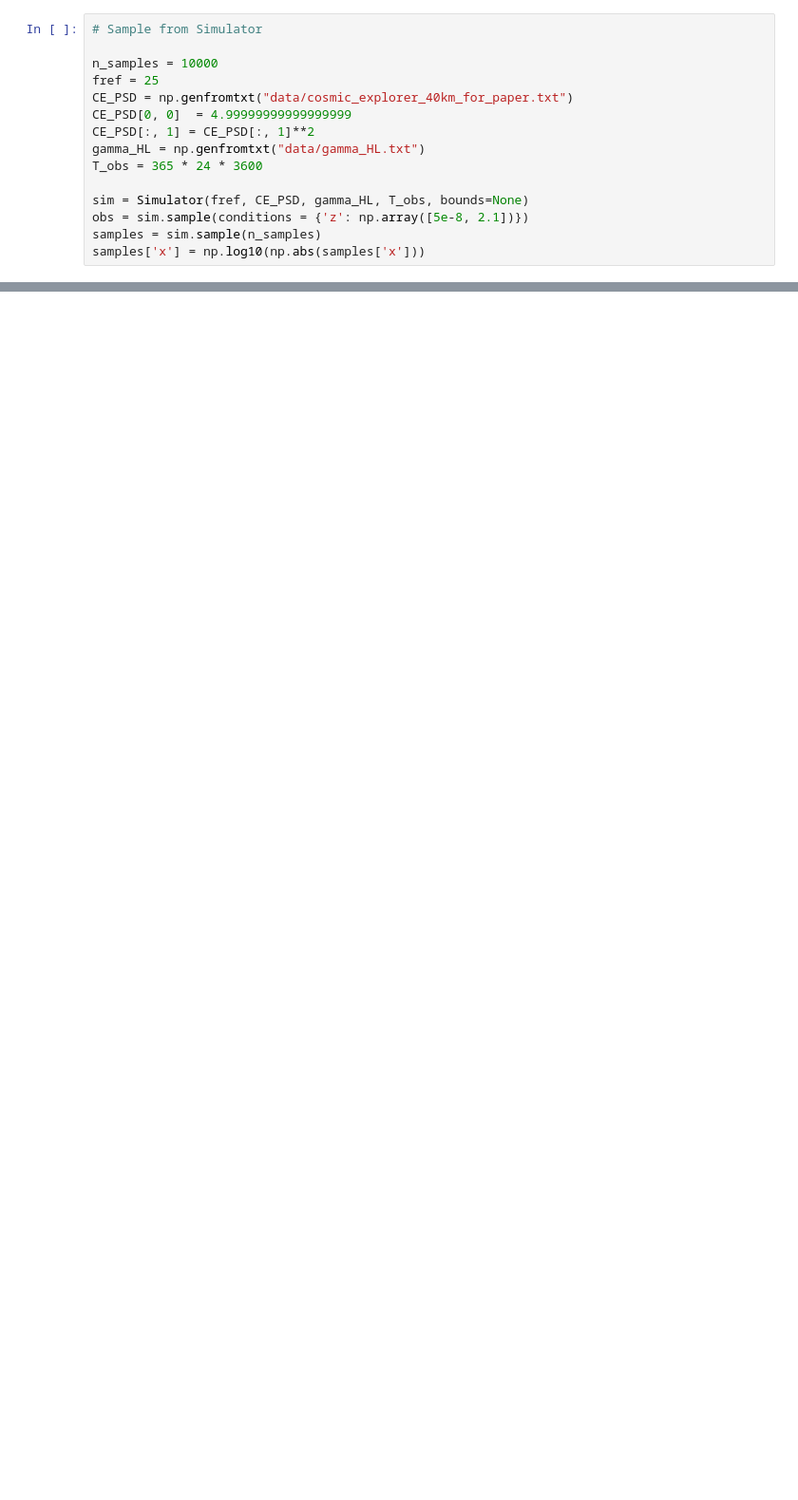
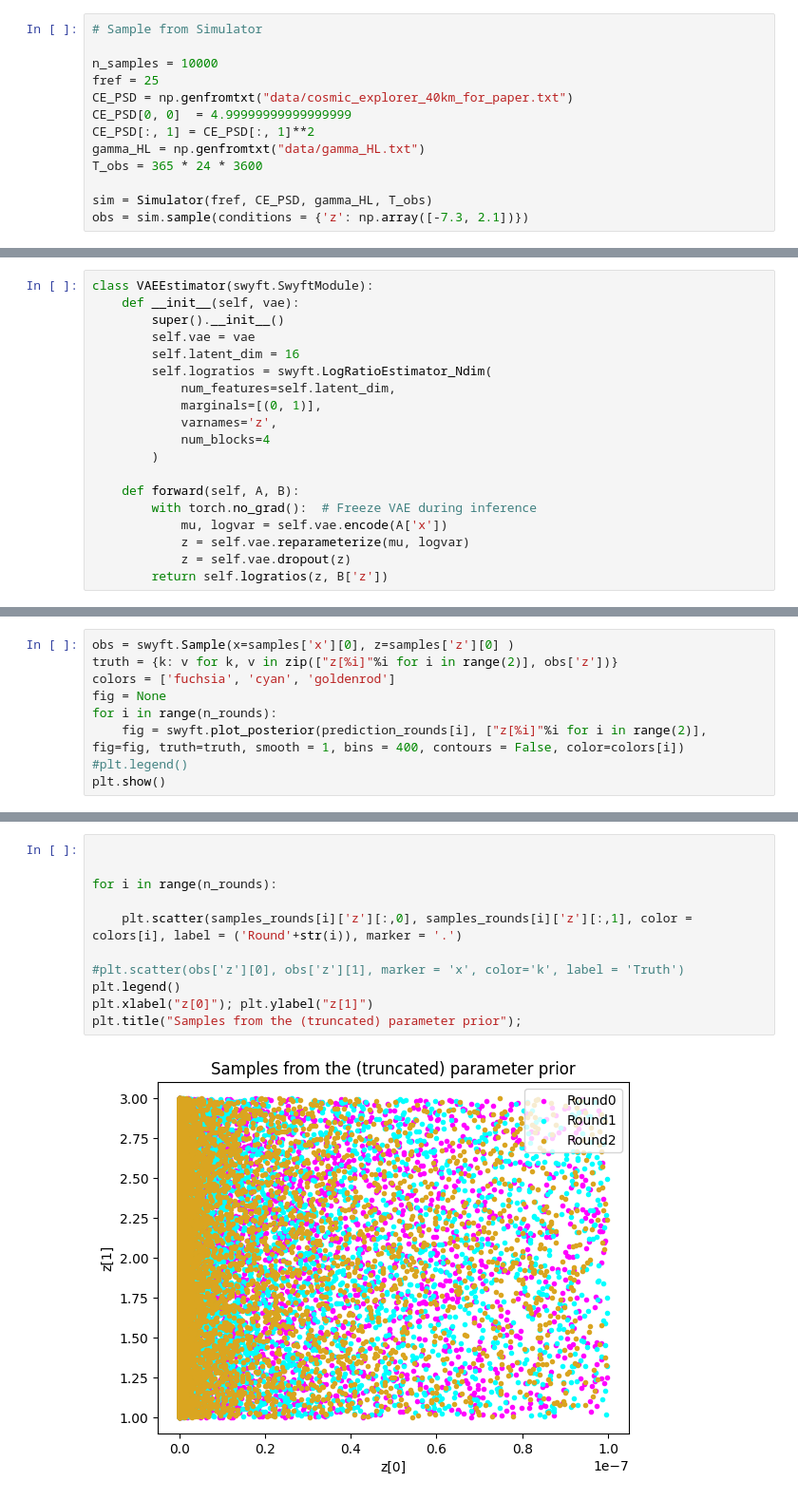
Before and after one commit to abbystokes/SBI_SGWB_DSMMA, a Jupyter notebook: Lexi/VAE_ParamEst_TMNRE.ipynb, the cells around one changed output, grey strips where cells are left out. Shown at 95% size. Drawn from its saved outputs; the diff is of its cells as text; blank space fills up the shorter version.

Commit message:
added VAEEstimator class
make sure you run VAE if you don't have a pretrained model saved

```diff
--- a/Lexi/VAE_ParamEst_TMNRE.ipynb
+++ b/Lexi/VAE_ParamEst_TMNRE.ipynb
@@ -86,10 +101,8 @@ CE_PSD[:, 1] = CE_PSD[:, 1]**2
 gamma_HL = np.genfromtxt("data/gamma_HL.txt")
 T_obs = 365 * 24 * 3600
 
-sim = Simulator(fref, CE_PSD, gamma_HL, T_obs, bounds=None)
-obs = sim.sample(conditions = {'z': np.array([5e-8, 2.1])})
-samples = sim.sample(n_samples)
-samples['x'] = np.log10(np.abs(samples['x']))
+sim = Simulator(fref, CE_PSD, gamma_HL, T_obs)
+obs = sim.sample(conditions = {'z': np.array([-7.3, 2.1])})
 # %%
 import torch
 import torch.nn as nn
@@ -266,0 +164,19 @@ swyft.plot_corner(predictions, ['z[0]', 'z[1]'], bins = 200, smooth = 3);
+# %%
+class VAEEstimator(swyft.SwyftModule):
+    def __init__(self, vae):
+        super().__init__()
+        self.vae = vae
+        self.latent_dim = 16
+        self.logratios = swyft.LogRatioEstimator_Ndim(
+            num_features=self.latent_dim,
+            marginals=[(0, 1)],
+            varnames='z',
+            num_blocks=4
+        )
+
+    def forward(self, A, B):
+        with torch.no_grad():  # Freeze VAE during inference
+            mu, logvar = self.vae.encode(A['x'])
+            z = self.vae.reparameterize(mu, logvar)
+            z = self.vae.dropout(z)
+        return self.logratios(z, B['z'])
@@ -266,0 +300,9 @@ swyft.plot_corner(predictions, ['z[0]', 'z[1]'], bins = 200, smooth = 3);
+# %%
+obs = swyft.Sample(x=samples['x'][0], z=samples['z'][0] )
+truth = {k: v for k, v in zip(["z[%i]"%i for i in range(2)], obs['z'])}
+colors = ['fuchsia', 'cyan', 'goldenrod']
+fig = None
+for i in range(n_rounds):
+    fig = swyft.plot_posterior(prediction_rounds[i], ["z[%i]"%i for i in range(2)], fig=fig, truth=truth, smooth = 1, bins = 400, contours = False, color=colors[i])
+#plt.legend()
+plt.show()
@@ -266,0 +311,13 @@ swyft.plot_corner(predictions, ['z[0]', 'z[1]'], bins = 200, smooth = 3);
+# %%
+
+
+for i in range(n_rounds):
+
+    plt.scatter(samples_rounds[i]['z'][:,0], samples_rounds[i]['z'][:,1], color = colors[i], label = ('Round'+str(i)), marker = '.')
+
+#plt.scatter(obs['z'][0], obs['z'][1], marker = 'x', color='k', label = 'Truth')
+plt.legend()
+plt.xlabel("z[0]"); plt.ylabel("z[1]")
+plt.title("Samples from the (truncated) parameter prior");
+# %% [output]
+[figure, added]
```
Also changed, not shown: parts of 22 cells of this notebook.
